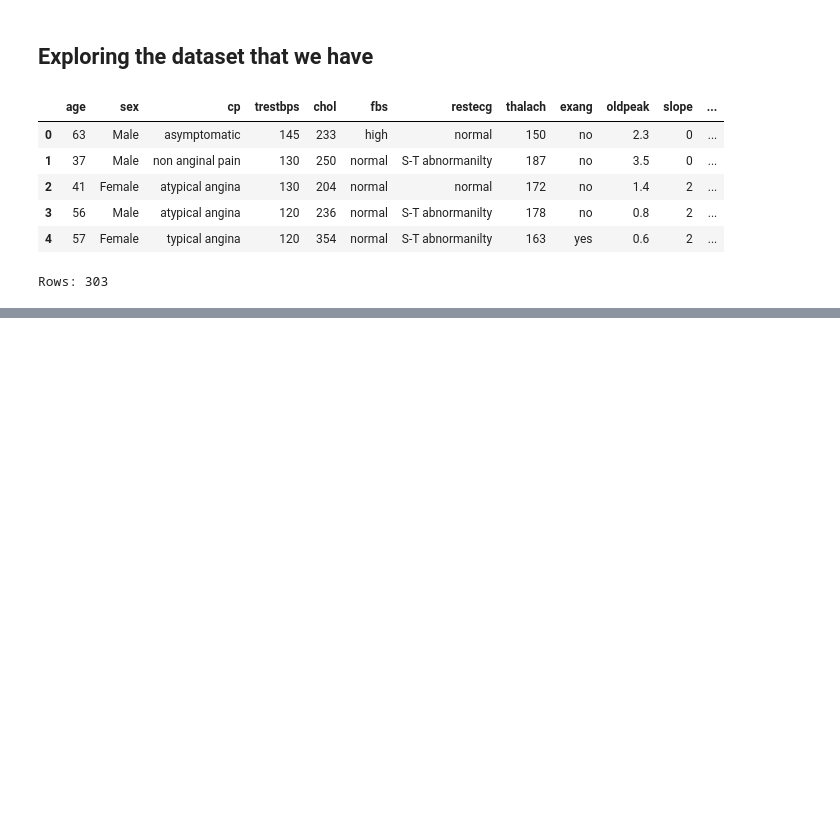
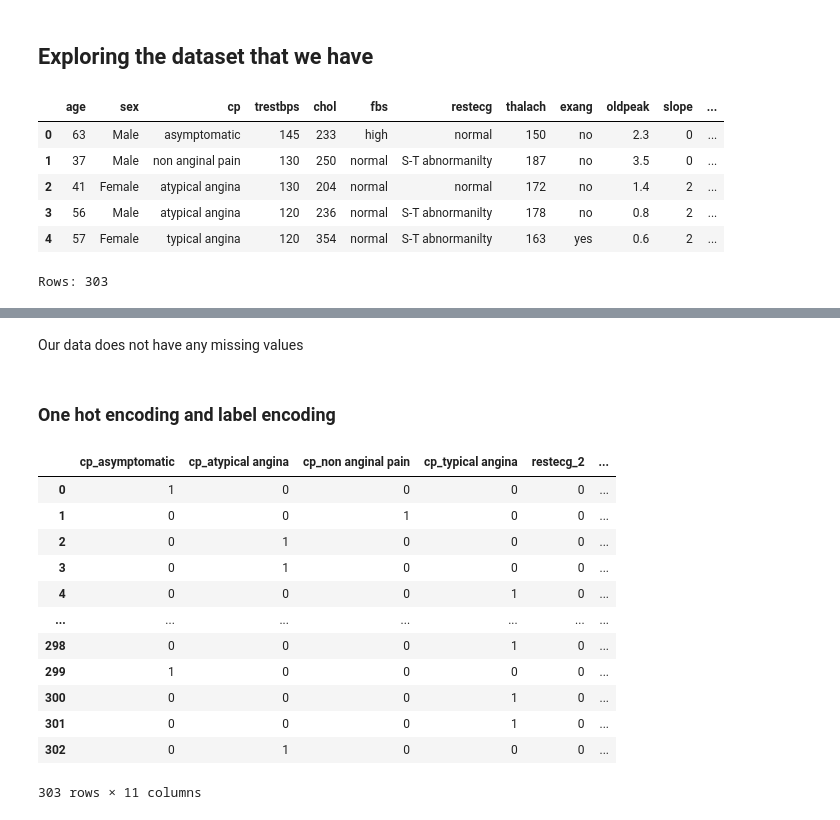
Before and after one commit to bkget/Machine-Learning, a Jupyter notebook: Notebooks/Machine Learning.ipynb, the cells around one changed output, grey strips where cells are left out. Saved outputs shown, nothing was run; the diff lists cells and outputs as text; code cells hidden in the pictures; blank space fills up the shorter version.

```diff
--- a/Notebooks/Machine Learning.ipynb
+++ b/Notebooks/Machine Learning.ipynb
@@ -62,0 +89,6 @@ Rows: 303
+# %%
+numerical_column = df.select_dtypes(exclude="object").columns.tolist()
+categorical_column = df.select_dtypes(include="object").columns.tolist()
+print("Numerical Columns:", numerical_column)
+print("****************")
+print("Categorical Columns:", categorical_column)
@@ -62,0 +143,22 @@ Rows: 303
+# %% [markdown]
+Our data does not have any missing values
+# %% [markdown]
+### One hot encoding and label encoding
+# %%
+# We will use built in pandas function "get_dummies()" to simply to encode "to_one_hot_encoding" columns
+one_hot_encoded_columns = pd.get_dummies(df[to_one_hot_encoding])
+one_hot_encoded_columns
+# %% [output]
+|  | cp_asymptomatic | cp_atypical angina | cp_non anginal pain | cp_typical angina | restecg_2 | ... |
+| 0 | 1 | 0 | 0 | 0 | 0 | ... |
+| 1 | 0 | 0 | 1 | 0 | 0 | ... |
+| 2 | 0 | 1 | 0 | 0 | 0 | ... |
+| 3 | 0 | 1 | 0 | 0 | 0 | ... |
+| 4 | 0 | 0 | 0 | 1 | 0 | ... |
+| ... | ... | ... | ... | ... | ... | ... |
+| 298 | 0 | 0 | 0 | 1 | 0 | ... |
+| 299 | 1 | 0 | 0 | 0 | 0 | ... |
+| 300 | 0 | 0 | 0 | 1 | 0 | ... |
+| 301 | 0 | 0 | 0 | 1 | 0 | ... |
+| 302 | 0 | 1 | 0 | 0 | 0 | ... |
+303 rows × 11 columns
```
Also changed, not shown: parts of 13 cells of this notebook.
